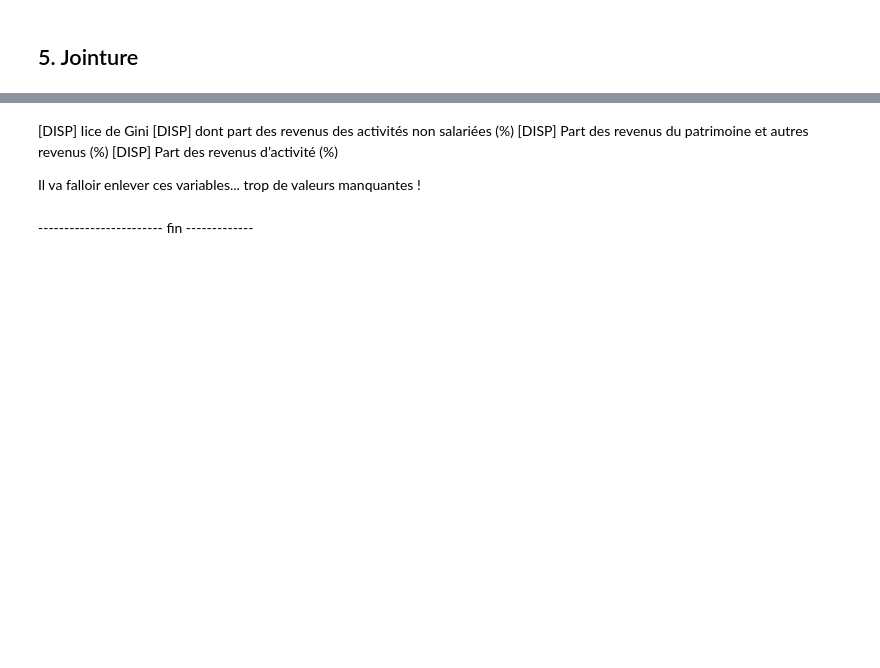
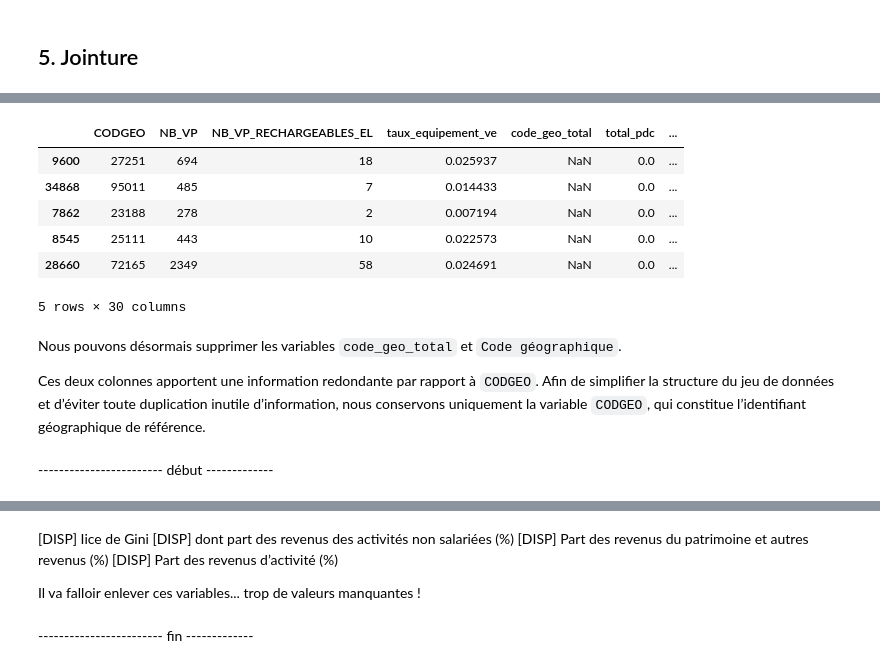
Before and after one commit to Laurine-ensai/projet_python_pour_la_data_science, a Jupyter notebook: main_analysis.ipynb, the cells around one changed output, grey strips where cells are left out. Saved outputs shown, nothing was run; the diff lists cells and outputs as text; code cells hidden in the pictures; blank space fills up the shorter version.

```diff
--- a/main_analysis.ipynb
+++ b/main_analysis.ipynb
@@ -353,15 +358,13 @@ Pour plus de détails, veuillez vous référer au notebook 'etude_df_revenu'.
 # %%
 var_selec = ['Code géographique',
+'Libellé géographique',
 '[DISP] Médiane (€)',
  '[DISP] Iice de Gini',
- #garder uniquement l'un des deux
  '[DISP] Nbre de ménages fiscaux',
  '[DISP] Nbre de personnes dans les ménages fiscaux',
- #zone dynamique économiquement (potentiellement plus jeune aussi)
  '[DISP] Part des revenus d’activité (%)',
- #plus riche
  '[DISP] dont part des revenus des activités non salariées (%)',
  '[DISP] Part des revenus du patrimoine et autres revenus (%)'
 ]
-
 df_revenu_final=df_revenu[var_selec]
+df_revenu_final.sample(5)
@@ -419,32 +493,37 @@ Donc absence locale ne signifie pas absence d’accès réel.
 # %%
 df_imputation = df_final.copy()
 
-# Liste des colonnes numériques de df_irve (comptage, puissance, pourcentages)
-cols_to_zero = [
+COLS_IRVE_NUMERIQUES = [
     'total_pdc',
     'puissance_moyenne',
     'puissance_max',
     'nb_operateurs',
     'pct_type_2',
     'pct_combo_ccs',
     'pct_chademo',
     'pct_type_ef',
     'pct_gratuit',
     'pct_paiement_cb',
     'pct_paiement_autre',
-    'Parking priv\x8e r\x8eserv\x8e \x88 la client\x8fle',
-    'Parking priv\x8e \x88 usage public',
-    'Parking privé réservé à la clientèle',
-    'Parking privé à usage public',
-    'Parking public',
-    'Station dédiée à la recharge rapide',
-    'Voirie'
+    'prive',
+    'public',
+    'rapide',
+    'voirie'
 ]
 
-# 1. Remplacement par 0 pour les chiffres
-df_imputation[cols_to_zero] = df_imputation[cols_to_zero].fillna(0)
+COLS_IRVE_TEXTE = ['top_operateur']
 
-# 2. Remplacement par un label pour le texte
-df_imputation['top_operateur'] = df_imputation['top_operateur'].fillna('Aucun')
-
+df_imputation = imputer_valeurs_manquantes_fusion(df_imputation, cols_to_zero= COLS_IRVE_NUMERIQUES, cols_to_label=COLS_IRVE_TEXTE)
 df_imputation.sample(5)
+# %% [output]
+|  | CODGEO | NB_VP | NB_VP_RECHARGEABLES_EL | taux_equipement_ve | code_geo_total | total_pdc | ... |
+| 9600 | 27251 | 694 | 18 | 0.025937 | NaN | 0.0 | ... |
+| 34868 | 95011 | 485 | 7 | 0.014433 | NaN | 0.0 | ... |
+| 7862 | 23188 | 278 | 2 | 0.007194 | NaN | 0.0 | ... |
+| 8545 | 25111 | 443 | 10 | 0.022573 | NaN | 0.0 | ... |
+| 28660 | 72165 | 2349 | 58 | 0.024691 | NaN | 0.0 | ... |
+5 rows × 30 columns
+# %% [markdown]
+Nous pouvons désormais supprimer les variables `code_geo_total` et `Code géographique`.
+
+Ces deux colonnes apportent une information redondante par rapport à `CODGEO`. Afin de simplifier la structure du jeu de données et d’éviter toute duplication inutile d’information, nous conservons uniquement la variable `CODGEO`, qui constitue l’identifiant géographique de référence.
@@ -451,3 +532,5 @@ df_imputation.sample(5)
+# %% [markdown]
+------------------------ début -------------
 # %%
 missing = pd.DataFrame({
     "nb_manquants": df_imputation.isna().sum(),
```
Also changed, not shown: parts of 25 cells of this notebook, 3 other files.
